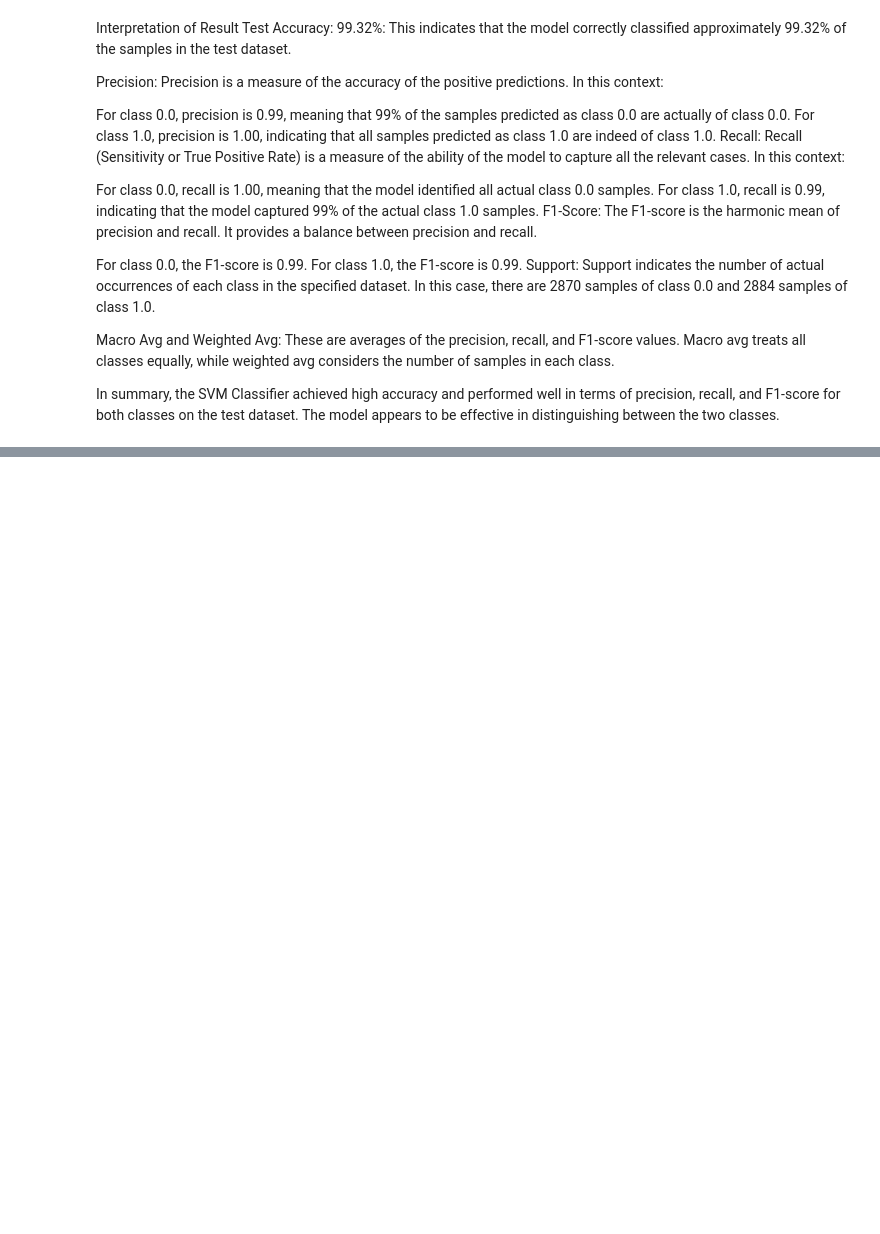
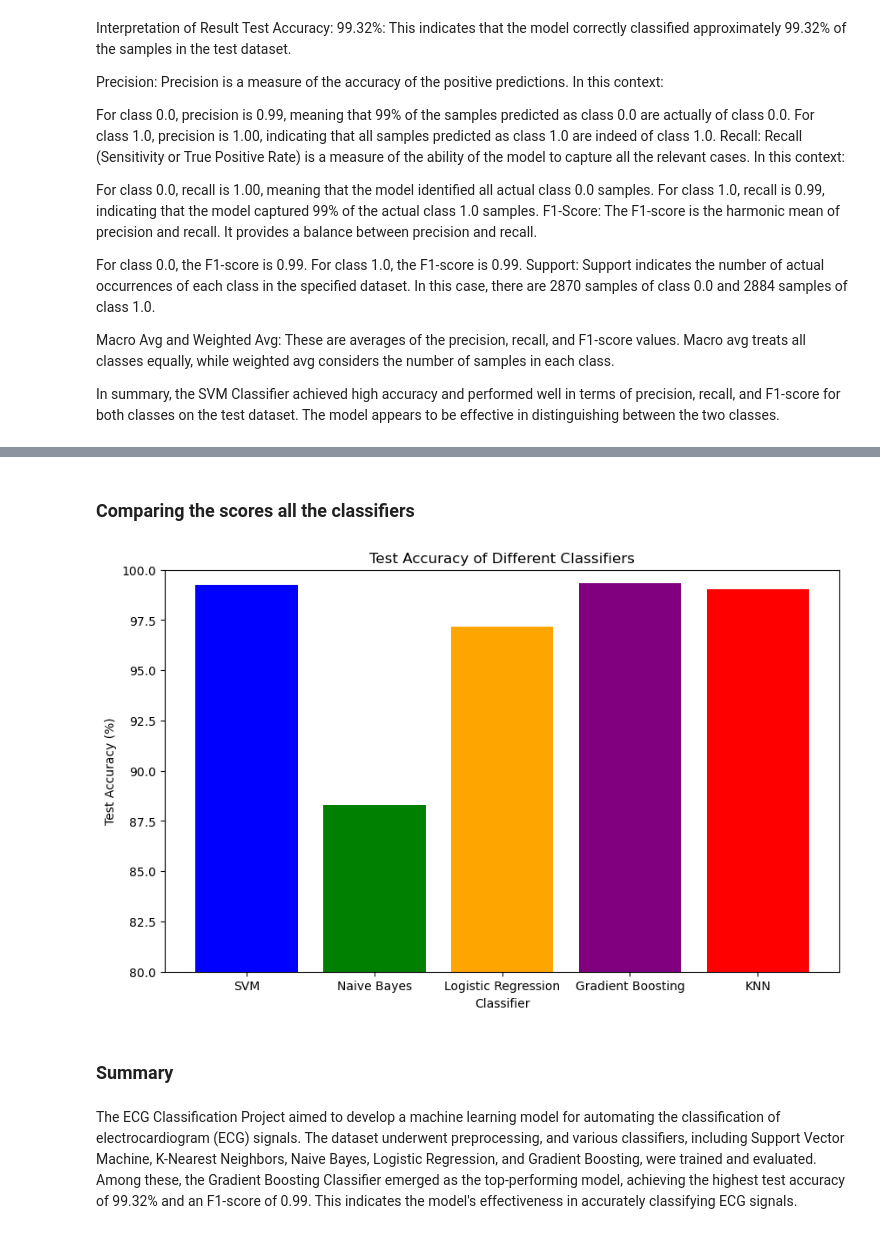
Before and after one commit to Ekeledirichukwu/ECG-ML-Classifier, a Jupyter notebook: EDA .ipynb, the cells around one changed output, grey strips where cells are left out. Saved outputs shown, nothing was run; the diff lists cells and outputs as text; code cells hidden in the pictures; blank space fills up the shorter version.

Commit message:
added other classifiers

```diff
--- a/EDA .ipynb
+++ b/EDA .ipynb
@@ -407,0 +576,26 @@ In summary, the SVM Classifier achieved high accuracy and performed well in term
+# %% [markdown]
+### Comparing the scores all the classifiers
+# %%
+# Create a dictionary with classifier names and their test accuracies, including KNN
+data = {
+    'Classifier': ['SVM', 'Naive Bayes', 'Logistic Regression', 'Gradient Boosting', 'KNN'],
+    'Test Accuracy': [99.27, 88.32, 97.18, 99.32, 99.04]
+}
+
+# Create a DataFrame from the dictionary
+df = pd.DataFrame(data)
+
+# Plot a bar graph
+plt.figure(figsize=(10, 6))
+plt.bar(df['Classifier'], df['Test Accuracy'], color=['blue', 'green', 'orange', 'purple', 'red'])
+plt.ylim(80, 100)  # Set the y-axis limits for better visualization
+plt.title('Test Accuracy of Different Classifiers')
+plt.xlabel('Classifier')
+plt.ylabel('Test Accuracy (%)')
+plt.show()
+# %% [output]
+[figure, added]
+# %% [markdown]
+### Summary
+# %% [markdown]
+The ECG Classification Project aimed to develop a machine learning model for automating the classification of electrocardiogram (ECG) signals. The dataset underwent preprocessing, and various classifiers, including Support Vector Machine, K-Nearest Neighbors, Naive Bayes, Logistic Regression, and Gradient Boosting, were trained and evaluated. Among these, the Gradient Boosting Classifier emerged as the top-performing model, achieving the highest test accuracy of 99.32% and an F1-score of 0.99. This indicates the model's effectiveness in accurately classifying ECG signals.
```
Also changed, not shown: parts of 28 cells of this notebook.
